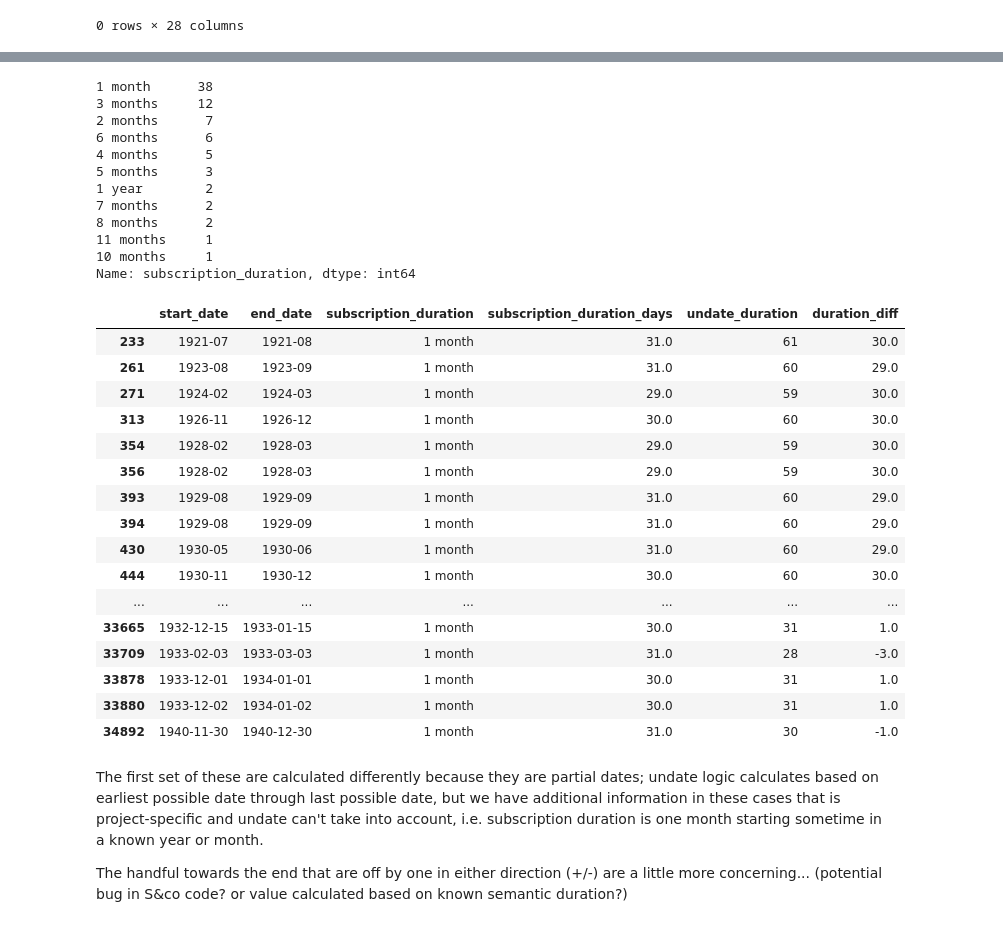
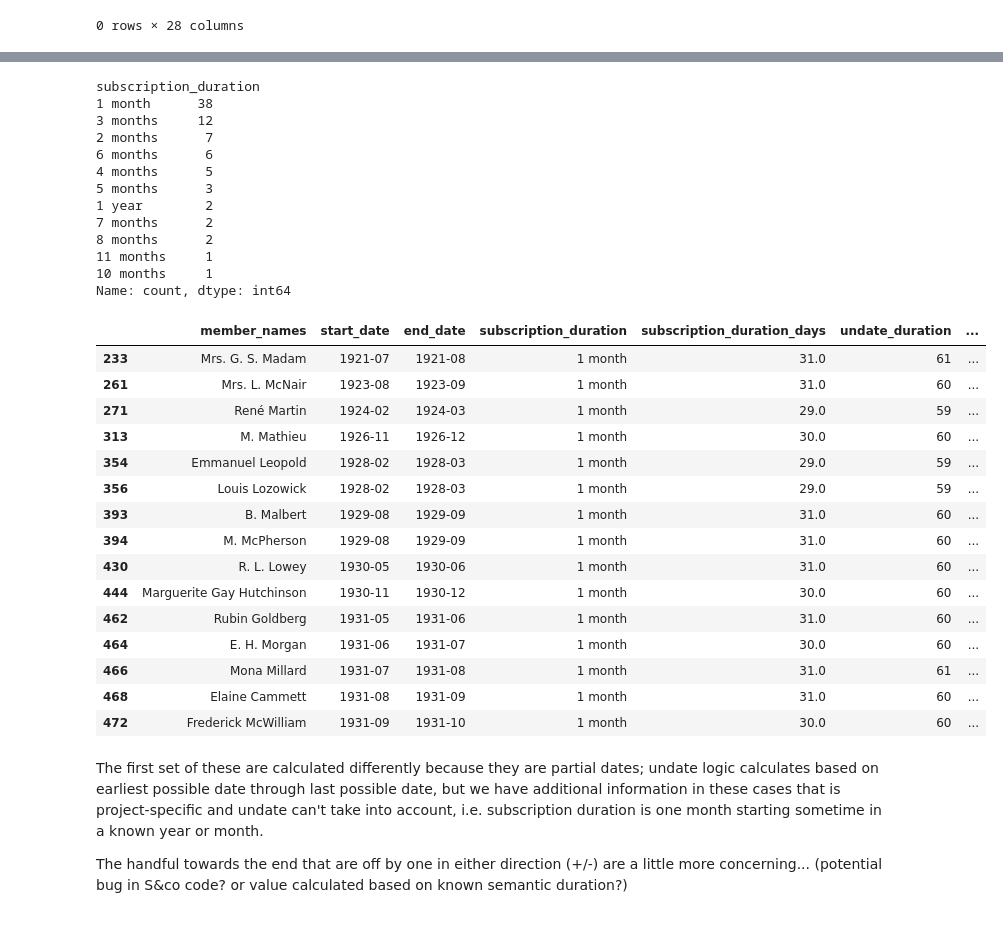
Before and after one commit to dh-tech/undate-python, a Jupyter notebook: examples/notebooks/shxco_partial_date_durations.ipynb, the cells around one changed output, grey strips where cells are left out. Cells and saved outputs as stored; diff of their text form; code cells hidden in the pictures.

```diff
--- a/examples/notebooks/shxco_partial_date_durations.ipynb
+++ b/examples/notebooks/shxco_partial_date_durations.ipynb
@@ -72,5 +62,7 @@ compare subscription events with known duration
 # %%
-# identify subscription eventss with duration information
+# identify subscription events with duration information
 subs_duration = events_df[events_df.subscription_duration_days.notna()]
+# limit to fields that are relevant for this exploration
+subs_duration = subs_duration[['member_names', 'start_date', 'end_date', 'subscription_duration', 'subscription_duration_days']]
 subs_duration.head()
 # %% [output]
@@ -141,6 +144,4 @@ subs_duration.head()
 # %%
-# compare undate duration with dataset duration
-# limit to fields we care about
-subs_duration = subs_duration[['start_date', 'end_date', 'subscription_duration', 'subscription_duration_days', 'undate_duration']]
-subs_duration
+# Compare undate duration with dataset duration
+subs_duration.head()
 # %% [output]
@@ -213,6 +206,7 @@ subset_subdurations
 # too many to lok at once, can we segment by subscription duration?
 subset_subdurations.subscription_duration.value_counts()
 # %% [output]
+subscription_duration
 1 month      38
 3 months     12
 2 months      7
@@ -224,28 +218,27 @@ subset_subdurations.subscription_duration.value_counts()
 8 months      2
 11 months     1
 10 months     1
-Name: subscription_duration, dtype: int64
+Name: count, dtype: int64
 # %%
 # lots of one-month subscriptions, what do the discrepancies look like?
-subset_subdurations[subset_subdurations.subscription_duration == '1 month']
+subset_subdurations[subset_subdurations.subscription_duration == '1 month'].head(15)
 # %% [output]
-|  | start_date | end_date | subscription_duration | subscription_duration_days | undate_duration | duration_diff |
-| 233 | 1921-07 | 1921-08 | 1 month | 31.0 | 61 | 30.0 |
-| 261 | 1923-08 | 1923-09 | 1 month | 31.0 | 60 | 29.0 |
-| 271 | 1924-02 | 1924-03 | 1 month | 29.0 | 59 | 30.0 |
-| 313 | 1926-11 | 1926-12 | 1 month | 30.0 | 60 | 30.0 |
-| 354 | 1928-02 | 1928-03 | 1 month | 29.0 | 59 | 30.0 |
-| 356 | 1928-02 | 1928-03 | 1 month | 29.0 | 59 | 30.0 |
-| 393 | 1929-08 | 1929-09 | 1 month | 31.0 | 60 | 29.0 |
-| 394 | 1929-08 | 1929-09 | 1 month | 31.0 | 60 | 29.0 |
-| 430 | 1930-05 | 1930-06 | 1 month | 31.0 | 60 | 29.0 |
-| 444 | 1930-11 | 1930-12 | 1 month | 30.0 | 60 | 30.0 |
-| ... | ... | ... | ... | ... | ... | ... |
-| 33665 | 1932-12-15 | 1933-01-15 | 1 month | 30.0 | 31 | 1.0 |
-| 33709 | 1933-02-03 | 1933-03-03 | 1 month | 31.0 | 28 | -3.0 |
-| 33878 | 1933-12-01 | 1934-01-01 | 1 month | 30.0 | 31 | 1.0 |
-| 33880 | 1933-12-02 | 1934-01-02 | 1 month | 30.0 | 31 | 1.0 |
-| 34892 | 1940-11-30 | 1940-12-30 | 1 month | 31.0 | 30 | -1.0 |
+|  | member_names | start_date | end_date | subscription_duration | subscription_duration_days | undate_duration | ... |
+| 233 | Mrs. G. S. Madam | 1921-07 | 1921-08 | 1 month | 31.0 | 61 | ... |
+| 261 | Mrs. L. McNair | 1923-08 | 1923-09 | 1 month | 31.0 | 60 | ... |
+| 271 | René Martin | 1924-02 | 1924-03 | 1 month | 29.0 | 59 | ... |
+| 313 | M. Mathieu | 1926-11 | 1926-12 | 1 month | 30.0 | 60 | ... |
+| 354 | Emmanuel Leopold | 1928-02 | 1928-03 | 1 month | 29.0 | 59 | ... |
+| 356 | Louis Lozowick | 1928-02 | 1928-03 | 1 month | 29.0 | 59 | ... |
+| 393 | B. Malbert | 1929-08 | 1929-09 | 1 month | 31.0 | 60 | ... |
+| 394 | M. McPherson | 1929-08 | 1929-09 | 1 month | 31.0 | 60 | ... |
+| 430 | R. L. Lowey | 1930-05 | 1930-06 | 1 month | 31.0 | 60 | ... |
+| 444 | Marguerite Gay Hutchinson | 1930-11 | 1930-12 | 1 month | 30.0 | 60 | ... |
+| 462 | Rubin Goldberg | 1931-05 | 1931-06 | 1 month | 31.0 | 60 | ... |
+| 464 | E. H. Morgan | 1931-06 | 1931-07 | 1 month | 30.0 | 60 | ... |
+| 466 | Mona Millard | 1931-07 | 1931-08 | 1 month | 31.0 | 61 | ... |
+| 468 | Elaine Cammett | 1931-08 | 1931-09 | 1 month | 31.0 | 60 | ... |
+| 472 | Frederick McWilliam | 1931-09 | 1931-10 | 1 month | 30.0 | 60 | ... |
 # %% [markdown]
 The first set of these are calculated differently because they are partial dates; undate logic calculates based on earliest possible date through last possible date, but we have additional information in these cases that is project-specific and undate can't take into account, i.e. subscription duration is one month starting sometime in a known year or month.
 
```
Also changed, not shown: parts of 32 cells of this notebook.
